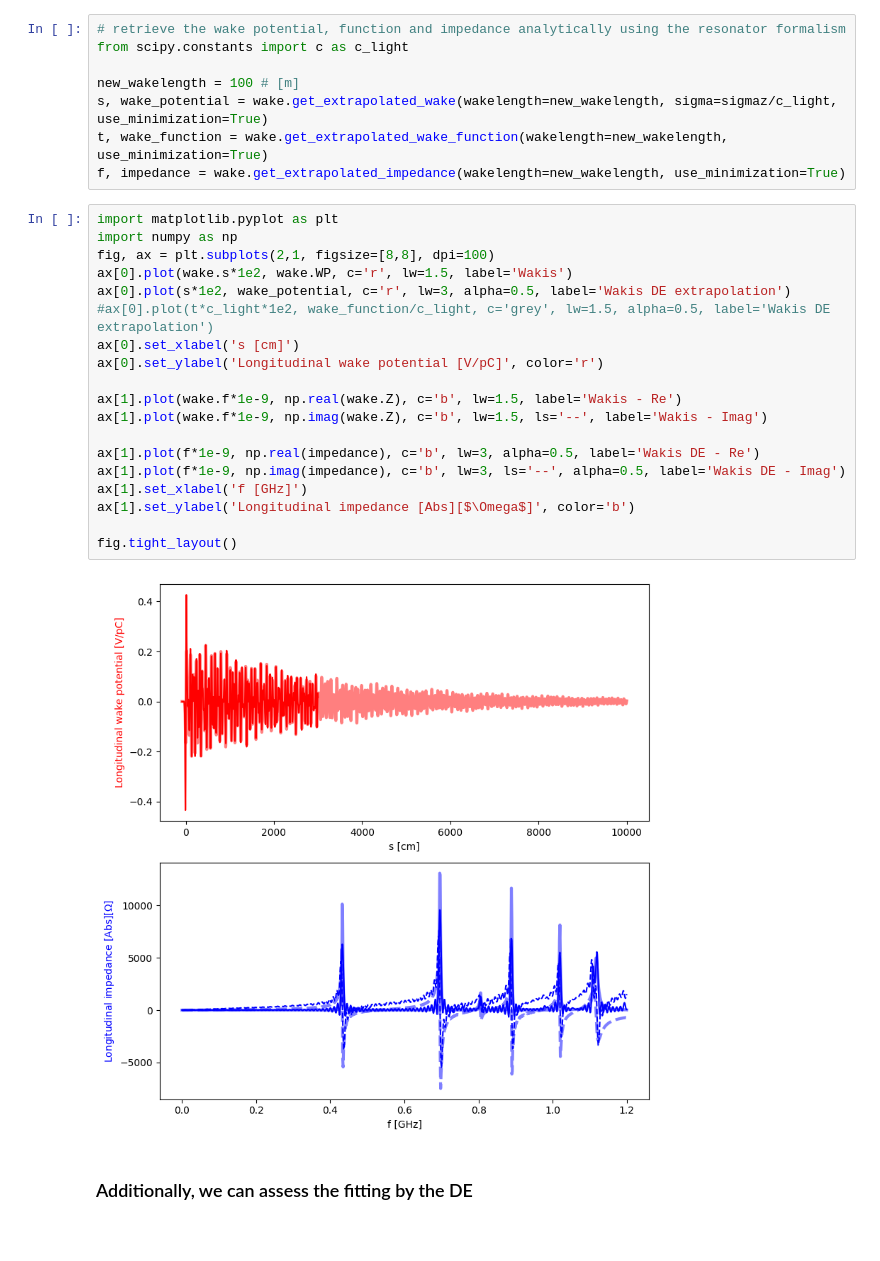
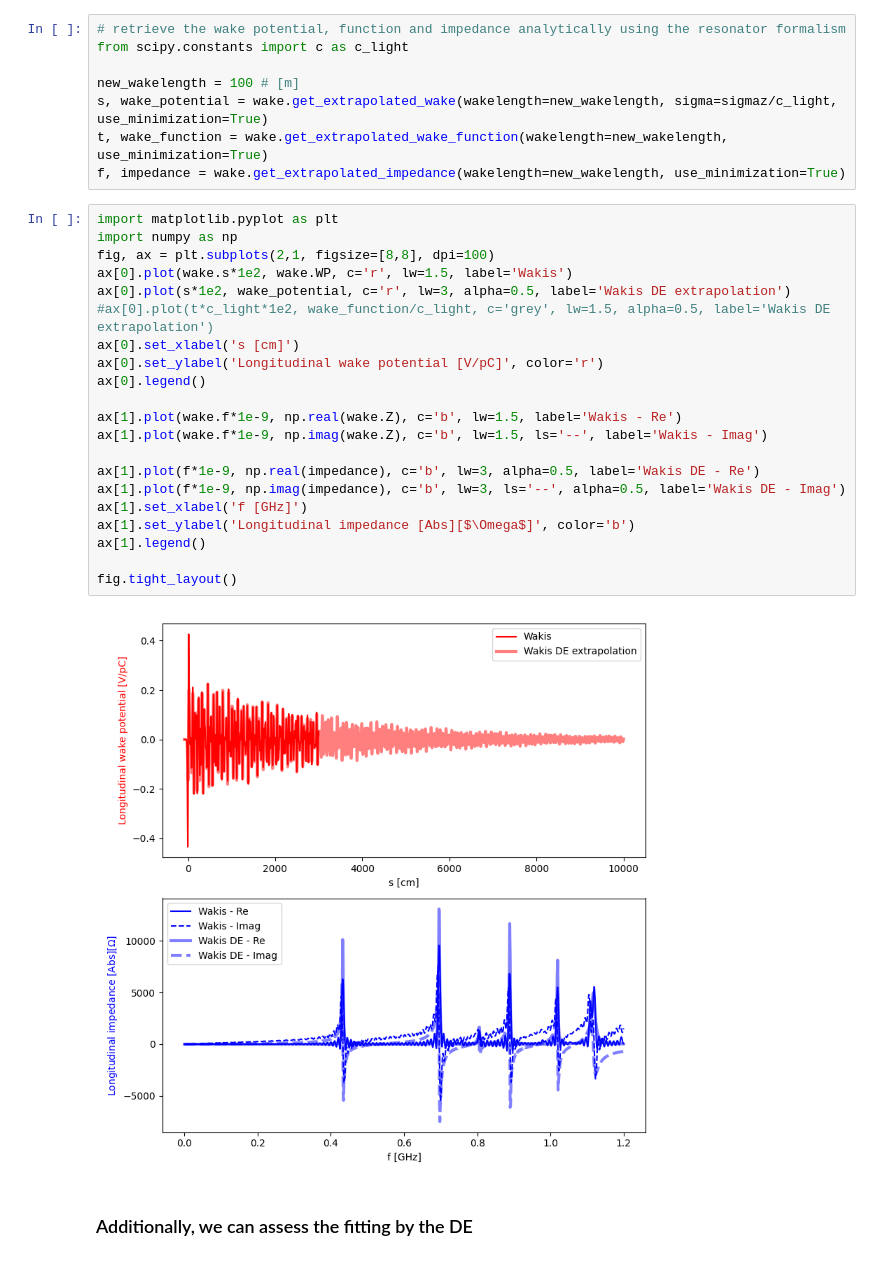
Before and after one commit to ImpedanCEI/BE-Seminar-demo, a Jupyter notebook: 001_BEcavity.ipynb, the cells around one changed output. Drawn from its saved outputs; the diff is of its cells as text.

```diff
--- a/001_BEcavity.ipynb
+++ b/001_BEcavity.ipynb
@@ -580,24 +598,26 @@ f, impedance = wake.get_extrapolated_impedance(wakelength=new_wakelength, use_mi
 # %%
 import matplotlib.pyplot as plt
 import numpy as np
 fig, ax = plt.subplots(2,1, figsize=[8,8], dpi=100)
 ax[0].plot(wake.s*1e2, wake.WP, c='r', lw=1.5, label='Wakis')
 ax[0].plot(s*1e2, wake_potential, c='r', lw=3, alpha=0.5, label='Wakis DE extrapolation')
 #ax[0].plot(t*c_light*1e2, wake_function/c_light, c='grey', lw=1.5, alpha=0.5, label='Wakis DE extrapolation')
 ax[0].set_xlabel('s [cm]')
 ax[0].set_ylabel('Longitudinal wake potential [V/pC]', color='r')
+ax[0].legend()
 
 ax[1].plot(wake.f*1e-9, np.real(wake.Z), c='b', lw=1.5, label='Wakis - Re')
 ax[1].plot(wake.f*1e-9, np.imag(wake.Z), c='b', lw=1.5, ls='--', label='Wakis - Imag')
 
 ax[1].plot(f*1e-9, np.real(impedance), c='b', lw=3, alpha=0.5, label='Wakis DE - Re')
 ax[1].plot(f*1e-9, np.imag(impedance), c='b', lw=3, ls='--', alpha=0.5, label='Wakis DE - Imag')
 ax[1].set_xlabel('f [GHz]')
 ax[1].set_ylabel('Longitudinal impedance [Abs][$\Omega$]', color='b')
+ax[1].legend()
 
 fig.tight_layout()
 # %% [output]
-[figure, old version]
+[figure, new version]
 # %% [markdown]
 ### Additionally, we can assess the fitting by the DE
 # %%
```
Also changed, not shown: parts of 33 cells of this notebook.
